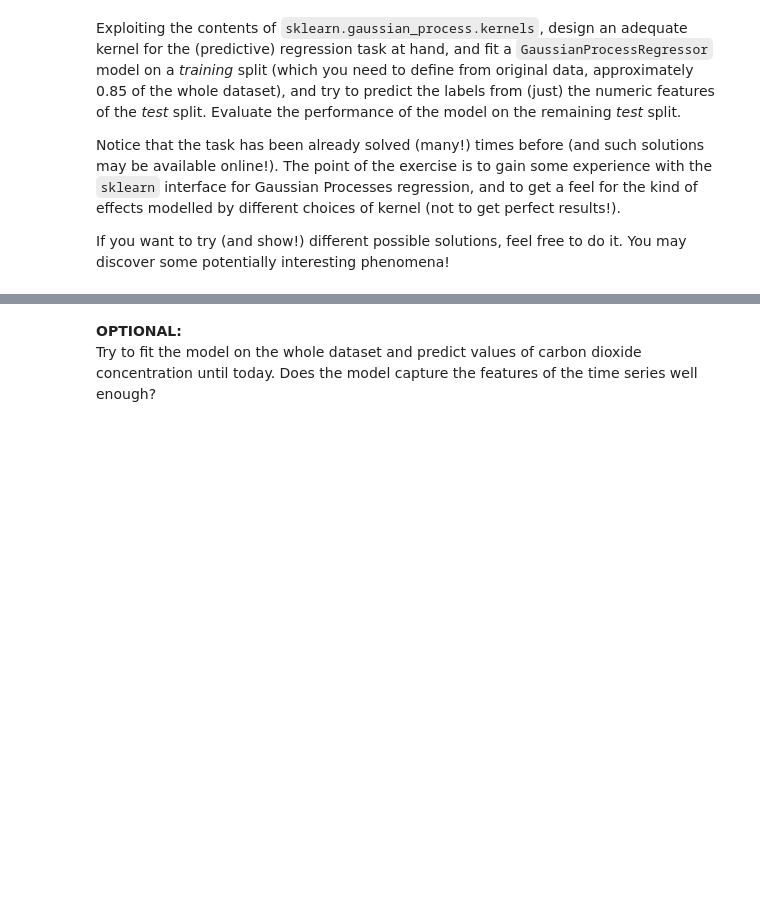
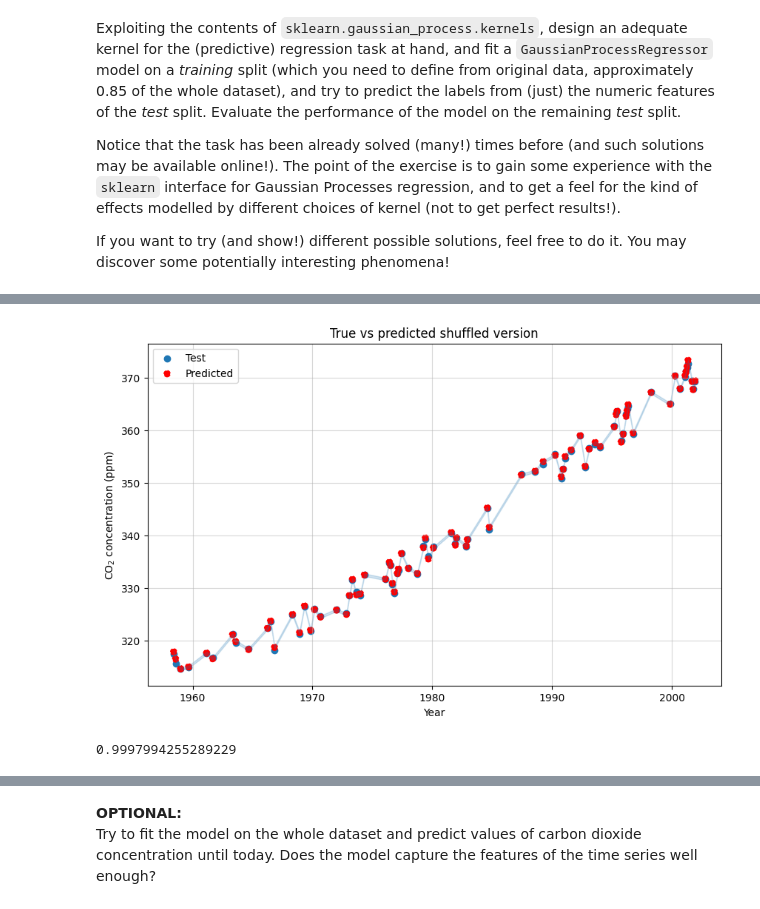
Before and after one commit to alessimichele/probml-units, a Jupyter notebook: homework-2023/02_bayesian_reg_class_gps_HW.ipynb, the cells around one changed output, grey strips where cells are left out. Cells and saved outputs as stored; diff of their text form; code cells hidden in the pictures; blank space fills up the shorter version.

```diff
--- a/homework-2023/02_bayesian_reg_class_gps_HW.ipynb
+++ b/homework-2023/02_bayesian_reg_class_gps_HW.ipynb
@@ -210,0 +245,35 @@ X_train, X_test, y_train, y_test = train_test_split(X, y, test_size=0.15, random
+# %%
+plt.figure(figsize=(10, 6))
+
+plt.title("True vs predicted shuffled version")
+
+X_test_r = X_test.ravel()
+y_pred_arr = y_pred
+aind = np.argsort(X_test_r)
+x_prime=X_test_r[aind]
+y_prime=y_pred[aind]
+
+#plt.scatter(X_train, y_train, label='Train set')
+plt.scatter(X_test, y_test, label='Test', color='tab:blue')
+plt.scatter(X_test, y_pred, label='Predicted', linestyle='dashed', color = 'red')
+plt.fill_between(
+    x_prime,
+    y_prime - std_y_pred,
+    y_prime + std_y_pred,
+    color="tab:blue",
+    alpha=0.2,
+)
+
+plt.legend()
+
+plt.xlabel("Year")
+plt.ylabel("CO$_2$ concentration (ppm)")
+
+plt.grid(alpha=.5)
+
+plt.show()
+
+gp.score(X_test, y_test)
+# %% [output]
+[figure, added]
+0.9997994255289229
```
Also changed, not shown: parts of 30 cells of this notebook.
